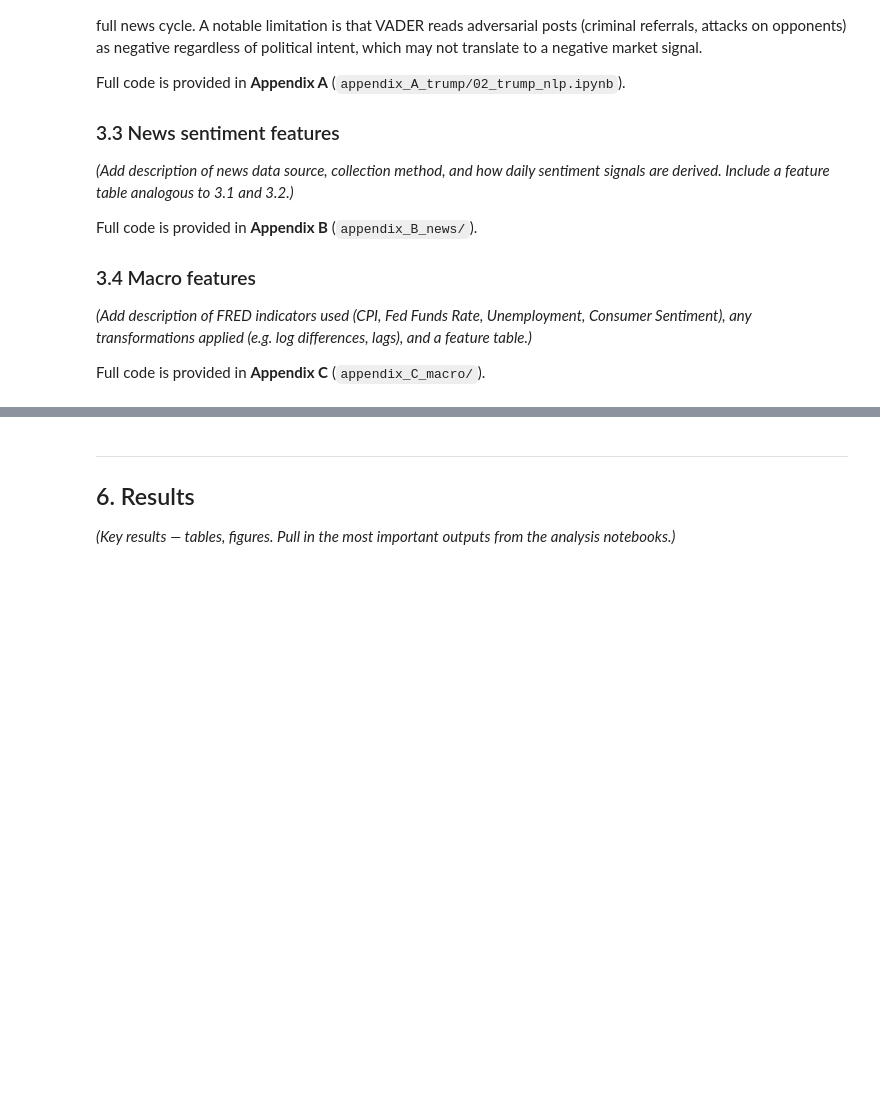
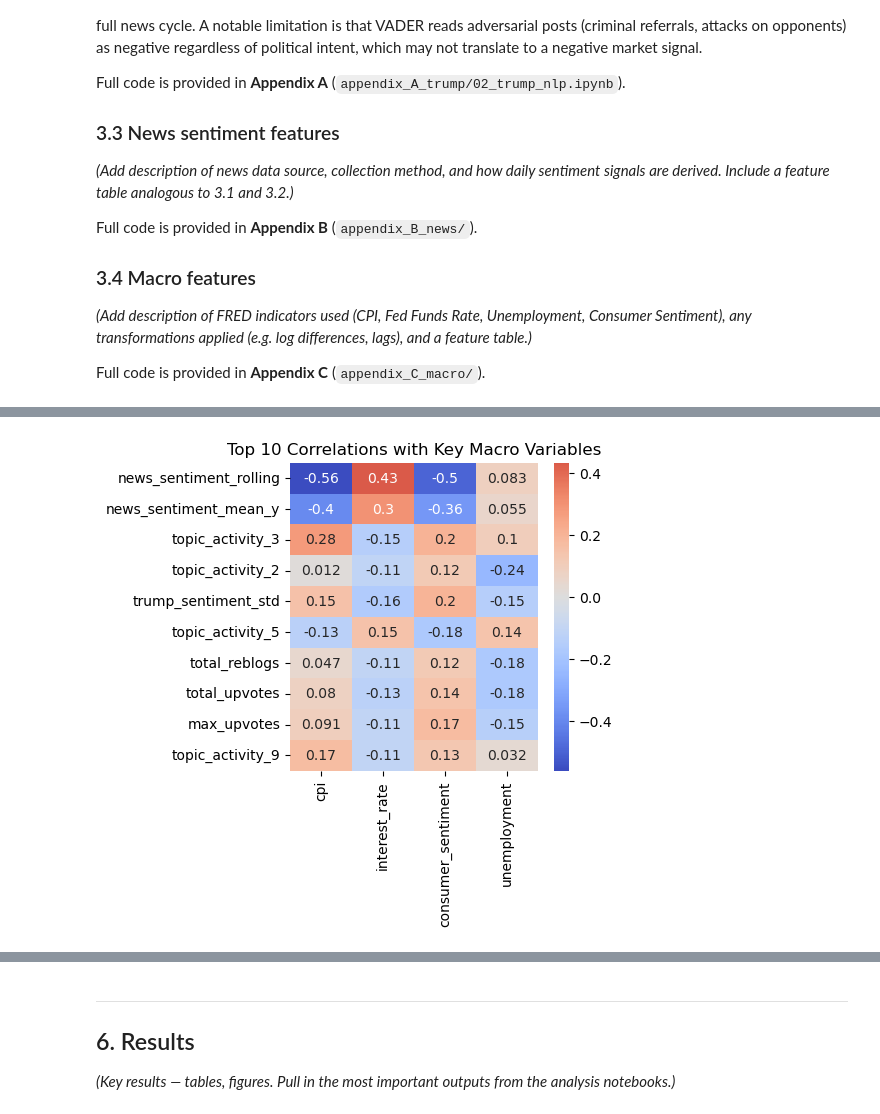
Before and after one commit to Husted42/advanced_business_analytics, a Jupyter notebook: submission/main_report.ipynb, the cells around one changed output, grey strips where cells are left out. Cells and saved outputs as stored; diff of their text form; code cells hidden in the pictures; blank space fills up the shorter version.

```diff
--- a/submission/main_report.ipynb
+++ b/submission/main_report.ipynb
@@ -140,0 +382,32 @@ Full code is provided in **Appendix D** (`appendix_D_modelling/`).
+# %%
+features = [
+    'topic_activity_0', 'topic_activity_1', 'topic_activity_2',
+    'topic_activity_3', 'topic_activity_4', 'topic_activity_5',
+    'topic_activity_6', 'topic_activity_7', 'topic_activity_8',
+    'topic_activity_9', 'topic_activity_10', 'topic_activity_11',
+    'topic_activity_12', 'trump_sentiment_mean_x', 'trump_sentiment_std',
+    'trump_sentiment_pct_negative',  'news_sentiment_rolling', 'news_sentiment_mean_y',
+    'cpi',
+    'interest_rate',
+    'consumer_sentiment',
+    'unemployment'
+]
+
+predictors = [
+    'cpi', 'interest_rate', 'consumer_sentiment', 'unemployment'
+]
+# %%
+########## ---------- Correlation matrix ---------- ##########
+df_numeric = df.select_dtypes(include="number")
+corr_matrix = df_numeric.corr()
+
+corr_subset = corr_matrix[predictors].drop(index=predictors, errors="ignore")
+top10 = corr_subset.abs().max(axis=1).sort_values(ascending=False).head(10).index
+corr_subset = corr_subset.loc[top10]
+
+plt.figure(figsize=(4, 4))
+sns.heatmap(corr_subset, annot=True, cmap="coolwarm", center=0)
+plt.title("Top 10 Correlations with Key Macro Variables")
+plt.show()
+# %% [output]
+[figure, added]
```
Also changed, not shown: parts of 62 cells of this notebook, 10 other files.
